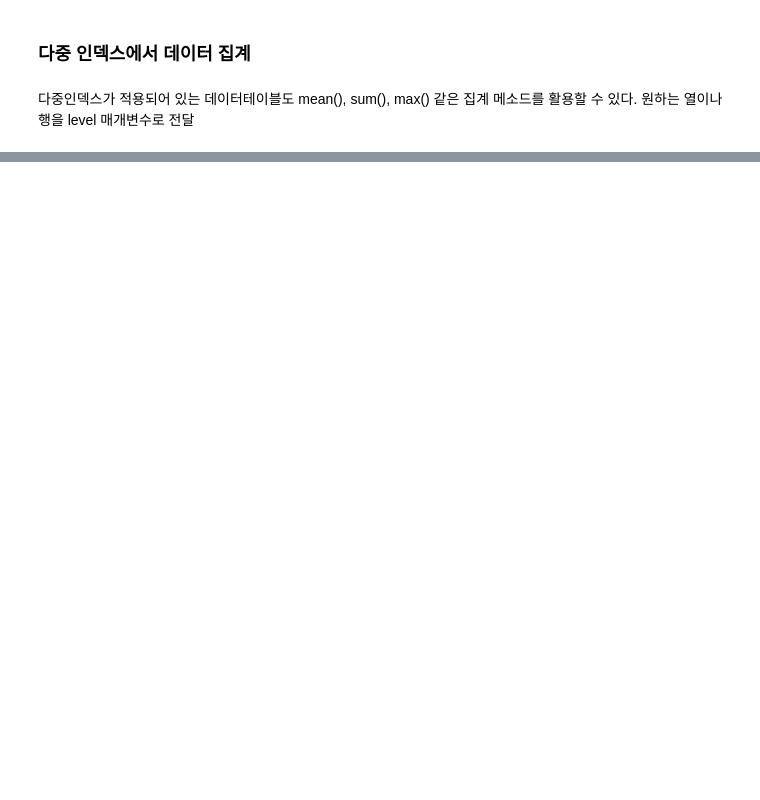
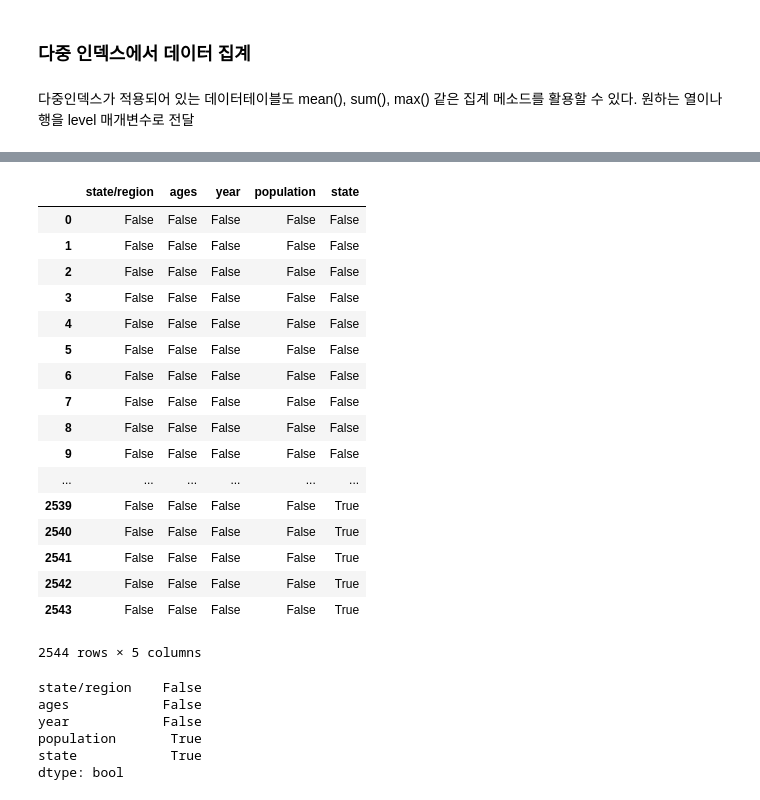
Before and after one commit to jrj8819/python-programming-class, a Jupyter notebook: ML_lesson3.ipynb, the cells around one changed output, grey strips where cells are left out. Cells and saved outputs as stored; diff of their text form; code cells hidden in the pictures; blank space fills up the shorter version.

```diff
--- a/ML_lesson3.ipynb
+++ b/ML_lesson3.ipynb
@@ -1158,0 +1775,2 @@ estate
+# %%
+pop = pd.read_csv('state-population.csv')
@@ -1158,0 +1786,2 @@ estate
+# %%
+abbrevs = pd.read_csv('state-abbrevs.csv')
@@ -1158,0 +1797,2 @@ estate
+# %%
+merge = pd.merge(pop, abbrevs, how='outer', left_on='state/region', right_on='abbreviation')
@@ -1158,0 +1808,2 @@ estate
+# %%
+merge = merge.drop('abbreviation', axis=1)
@@ -1158,0 +1819,30 @@ estate
+# %%
+merge.isnull()
+# %% [output]
+|  | state/region | ages | year | population | state |
+| 0 | False | False | False | False | False |
+| 1 | False | False | False | False | False |
+| 2 | False | False | False | False | False |
+| 3 | False | False | False | False | False |
+| 4 | False | False | False | False | False |
+| 5 | False | False | False | False | False |
+| 6 | False | False | False | False | False |
+| 7 | False | False | False | False | False |
+| 8 | False | False | False | False | False |
+| 9 | False | False | False | False | False |
+| ... | ... | ... | ... | ... | ... |
+| 2539 | False | False | False | False | True |
+| 2540 | False | False | False | False | True |
+| 2541 | False | False | False | False | True |
+| 2542 | False | False | False | False | True |
+| 2543 | False | False | False | False | True |
+2544 rows × 5 columns
+# %%
+merge.isnull().any()
+# %% [output]
+state/region    False
+ages            False
+year            False
+population       True
+state            True
+dtype: bool
```
Also changed, not shown: parts of 167 cells of this notebook, 3 other files.
